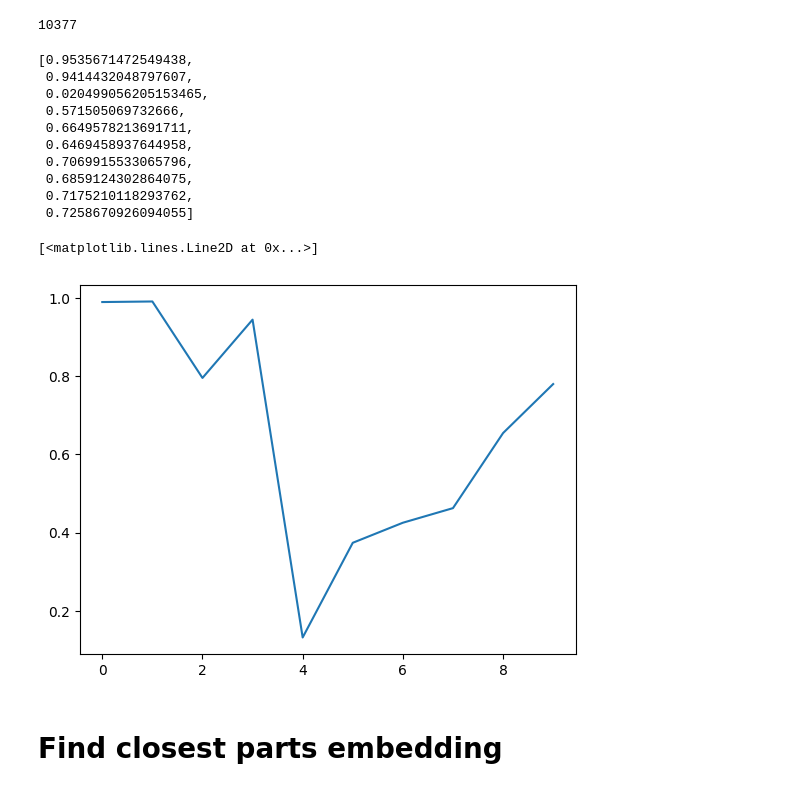
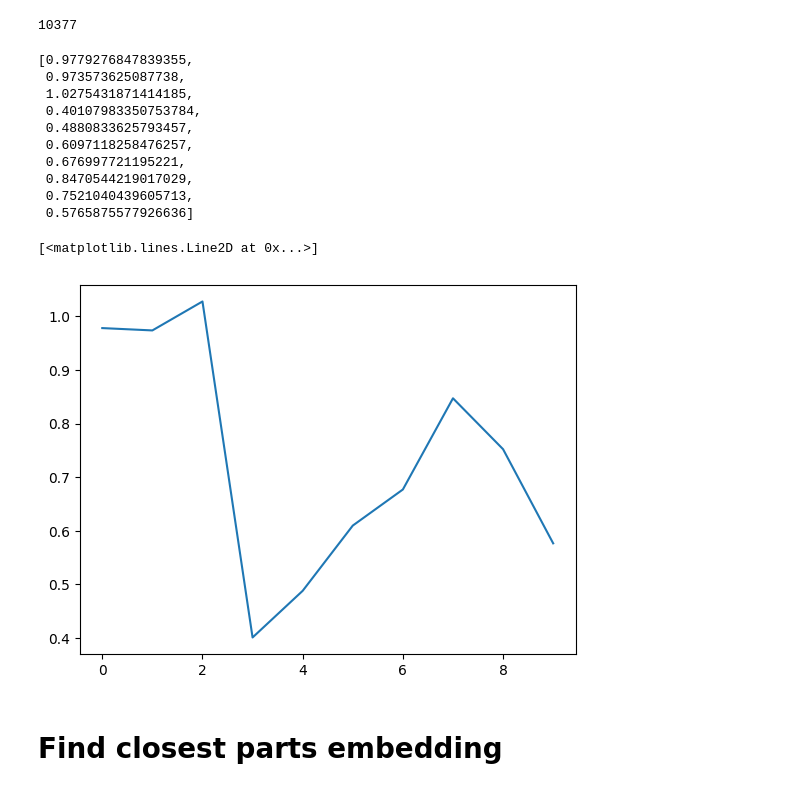
Before and after one commit to gymbeijing/mechanism-identification-public, a Jupyter notebook: search_parts.ipynb, the cells around one changed output. Cells and saved outputs as stored; diff of their text form; code cells hidden in the pictures.

```diff
--- a/search_parts.ipynb
+++ b/search_parts.ipynb
@@ -13,6 +13,8 @@ from PIL import Image, ImageDraw, ImageFont
 # Display norm
 # %%
 rec_seq = torch.load("model_outputs/rec_seq_0724_204251_v9.pt")   # [10377, 10, 512]
+# %%
+rec_seq = torch.load("model_outputs/ori_seq_0724_204251_v9.pt")   # [10377, 10, 512]
 # %%
 all_norm_list = []
 for seq in rec_seq:
@@ -27,23 +29,23 @@ len(all_norm_list)
 # %% [output]
 10377
 # %%
-all_norm_list[0]
+all_norm_list[9]
 # %% [output]
-[0.9535671472549438,
- 0.9414432048797607,
- 0.020499056205153465,
- 0.571505069732666,
- 0.6649578213691711,
- 0.6469458937644958,
- 0.7069915533065796,
- 0.6859124302864075,
- 0.7175210118293762,
- 0.7258670926094055]
+[0.9779276847839355,
+ 0.973573625087738,
+ 1.0275431871414185,
+ 0.40107983350753784,
+ 0.4880833625793457,
+ 0.6097118258476257,
+ 0.676997721195221,
+ 0.8470544219017029,
+ 0.7521040439605713,
+ 0.5765875577926636]
 # %%
-plot(range(10), all_norm_list[1230])
+plot(range(10), all_norm_list[9])
 # %% [output]
 [<matplotlib.lines.Line2D at 0x...>]
-[figure, old version]
+[figure, new version]
 # %% [markdown]
 # Find closest parts embedding
 # %%
```
Also changed, not shown: parts of 4 cells of this notebook, 1 other file.
